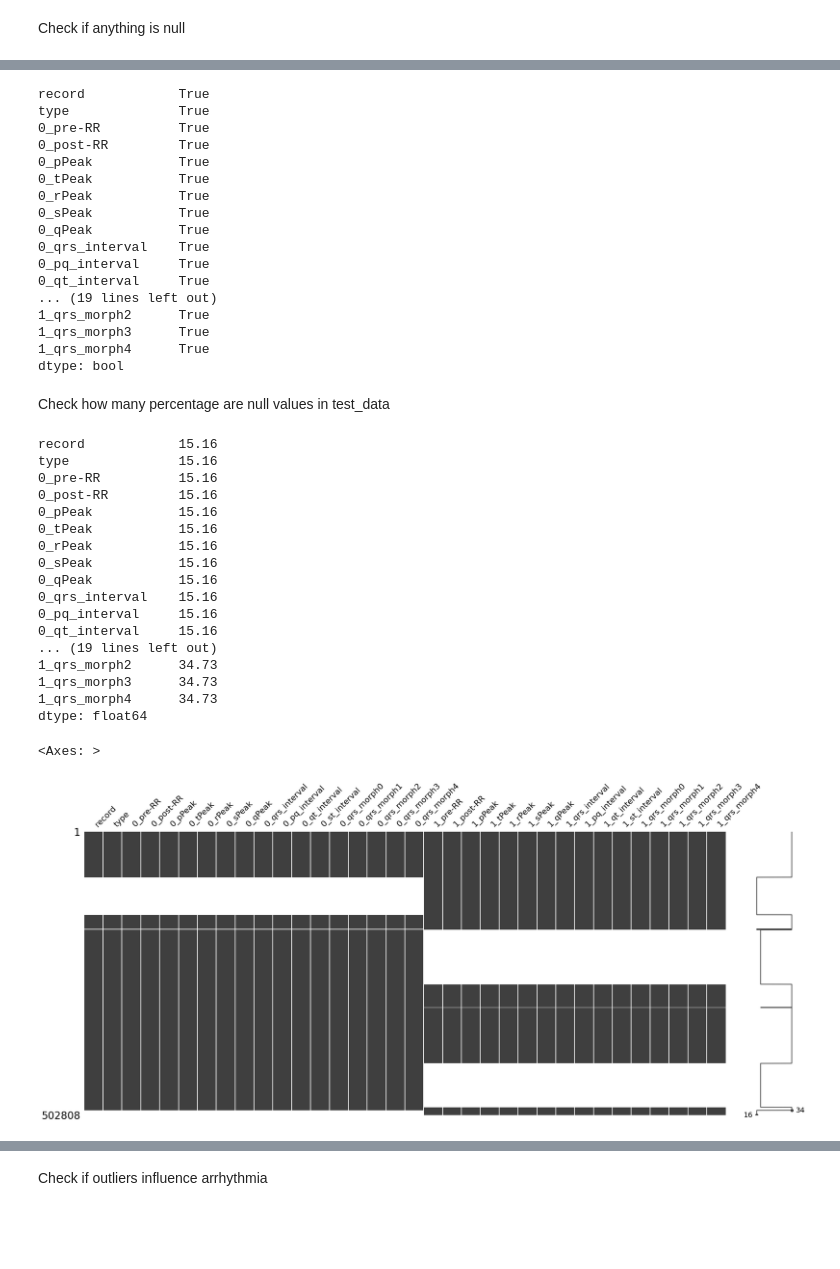
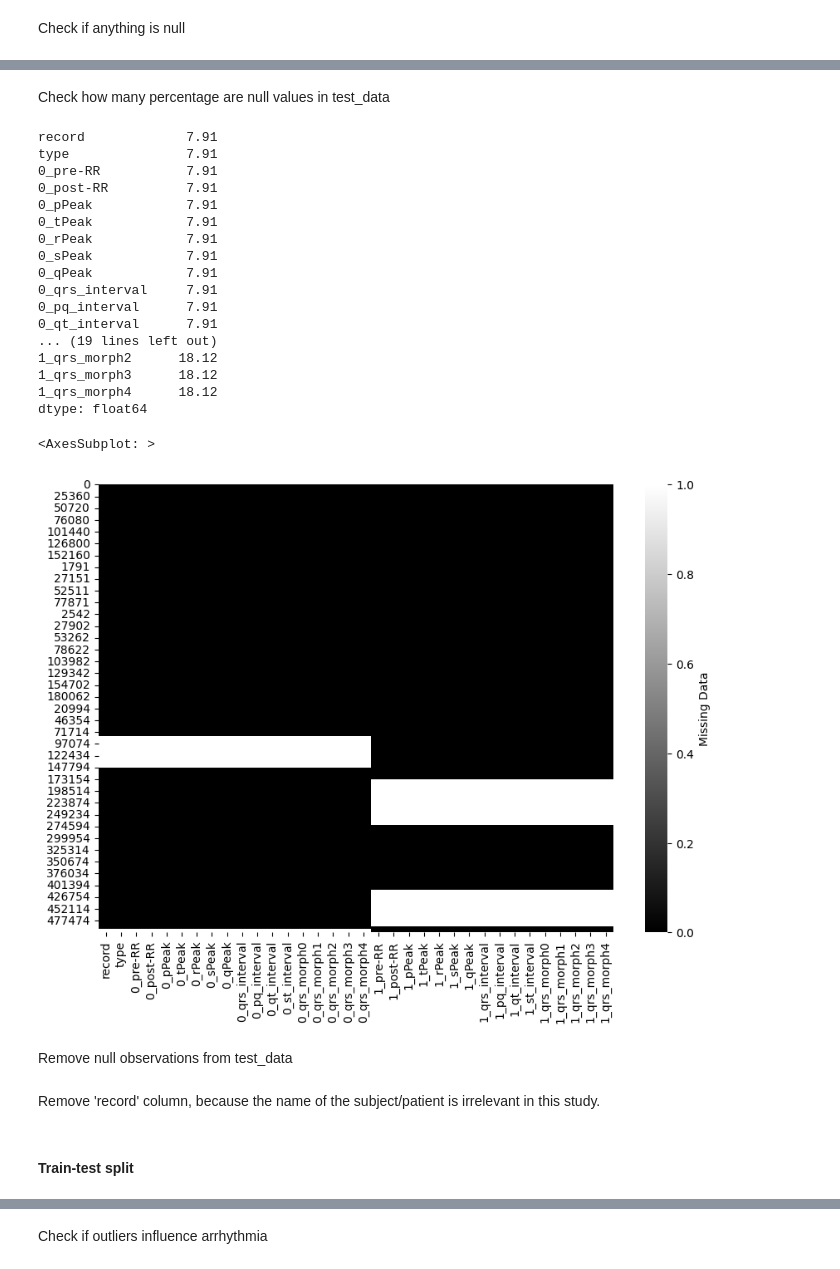
Before and after one commit to a-smaruj/ML_Project_Arrhythmia_Classification, a Jupyter notebook: main.ipynb, the cells around one changed output, grey strips where cells are left out. Cells and saved outputs as stored; diff of their text form; code cells hidden in the pictures; blank space fills up the shorter version.

```diff
--- a/main.ipynb
+++ b/main.ipynb
@@ -36,5 +43,5 @@ Source: [Kaggle](https://www.kaggle.com/datasets/sadmansakib7/ecg-arrhythmia-cla
 df_1 = pd.read_csv("data/INCART 2-lead Arrhythmia Database.csv")
 df_2 = pd.read_csv("data/MIT-BIH Arrhythmia Database.csv")
 df_3 = pd.read_csv("data/MIT-BIH Supraventricular Arrhythmia Database.csv")
-test_data = pd.read_csv("data/Sudden Cardiac Death Holter Database.csv")
+df_4= pd.read_csv("data/Sudden Cardiac Death Holter Database.csv")
 # %%
@@ -120,48 +111,33 @@ type              False
 dtype: bool
-# %%
-test_data.isnull().any()
-# %% [output]
-record            True
-type              True
-0_pre-RR          True
-0_post-RR         True
-0_pPeak           True
-0_tPeak           True
-0_rPeak           True
-0_sPeak           True
-0_qPeak           True
-0_qrs_interval    True
-0_pq_interval     True
-0_qt_interval     True
-... (19 lines left out)
-1_qrs_morph2      True
-1_qrs_morph3      True
-1_qrs_morph4      True
-dtype: bool
 # %% [markdown]
 Check how many percentage are null values in test_data
 # %%
-round(test_data.isnull().sum() * 100 / len(test_data), 2)
+round(all_data.isnull().sum() * 100 / len(all_data), 2)
 # %% [output]
-record            15.16
-type              15.16
-0_pre-RR          15.16
-0_post-RR         15.16
-0_pPeak           15.16
-0_tPeak           15.16
-0_rPeak           15.16
-0_sPeak           15.16
-0_qPeak           15.16
-0_qrs_interval    15.16
-0_pq_interval     15.16
-0_qt_interval     15.16
+record             7.91
+type               7.91
+0_pre-RR           7.91
+0_post-RR          7.91
+0_pPeak            7.91
+0_tPeak            7.91
+0_rPeak            7.91
+0_sPeak            7.91
+0_qPeak            7.91
+0_qrs_interval     7.91
+0_pq_interval      7.91
+0_qt_interval      7.91
 ... (19 lines left out)
-1_qrs_morph2      34.73
-1_qrs_morph3      34.73
-1_qrs_morph4      34.73
+1_qrs_morph2      18.12
+1_qrs_morph3      18.12
+1_qrs_morph4      18.12
 dtype: float64
-# %%
-msno.matrix(test_data)
-# %% [output]
-<Axes: >
-[figure, removed]
+# %%
+plt.figure(figsize=(10,7))
+sns.heatmap(all_data.isna(),
+            cmap="binary_r",
+            cbar_kws={'label': 'Missing Data'})
+# %% [output]
+<AxesSubplot: >
+[figure, added]
+# %% [markdown]
+Remove null observations from test_data
@@ -167,0 +146,2 @@ msno.matrix(test_data)
+# %% [markdown]
+Remove 'record' column, because the name of the subject/patient is irrelevant in this study.
@@ -167,0 +150,2 @@ msno.matrix(test_data)
+# %% [markdown]
+#### Train-test split
```
Also changed, not shown: parts of 108 cells of this notebook.
